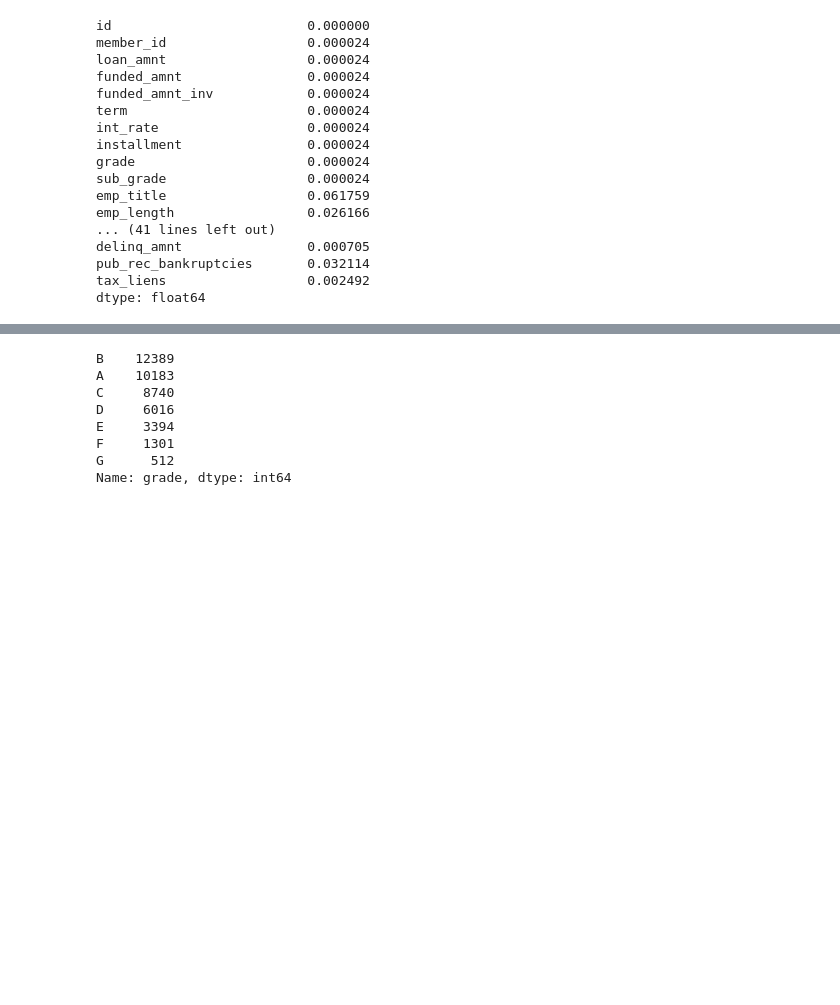
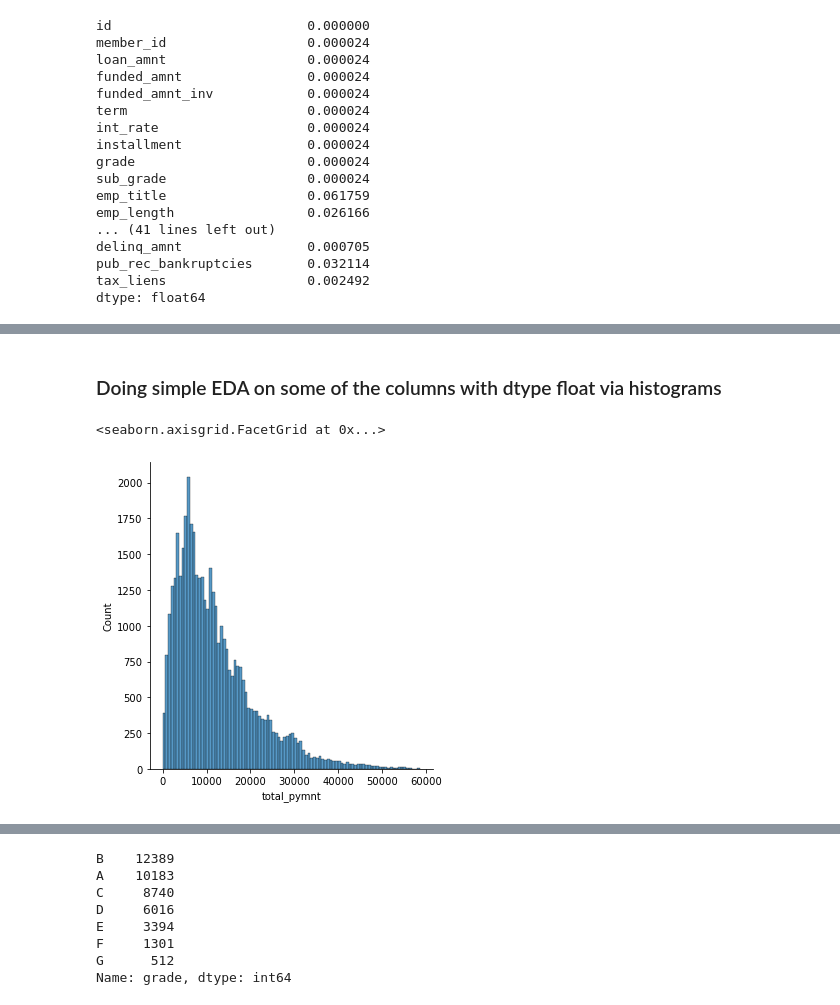
Before and after one commit to hawk9598/ysc4224_data_sci_accelerator, a Jupyter notebook: Assignments/EDA.ipynb, the cells around one changed output, grey strips where cells are left out. Saved outputs shown, nothing was run; the diff lists cells and outputs as text; code cells hidden in the pictures; blank space fills up the shorter version.

Commit message:
Added annotations to the figures, tidied code, and added more plots.

```diff
--- a/Assignments/EDA.ipynb
+++ b/Assignments/EDA.ipynb
@@ -313 +320,8 @@ Index(['id', 'issue_d', 'acc_now_delinq', 'annual_inc', 'delinq_2yrs',
       dtype='object')
+# %% [markdown]
+### Doing simple EDA on some of the columns with dtype float via histograms
+# %%
+sns.displot(df_useful_dropped['total_pymnt'])
+# %% [output]
+<seaborn.axisgrid.FacetGrid at 0x...>
+[figure, added]
```
Also changed, not shown: parts of 53 cells of this notebook, 1 other file.
